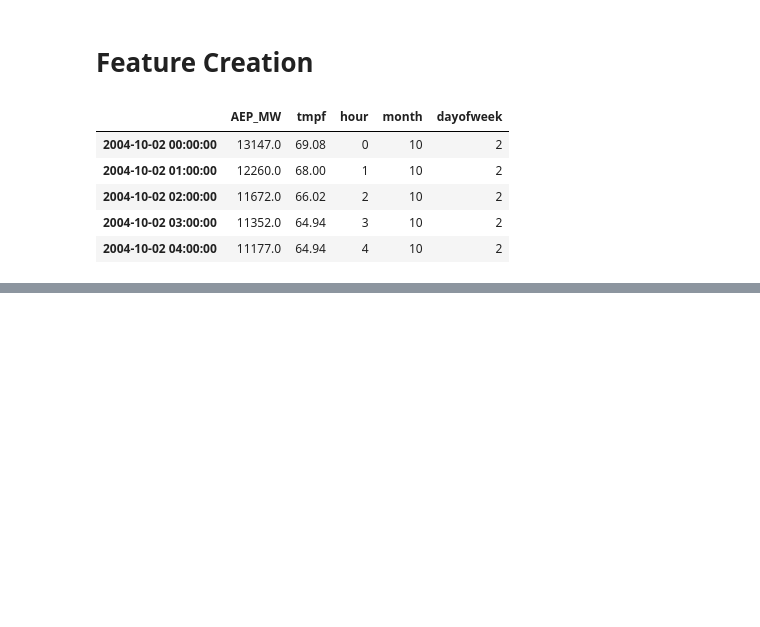
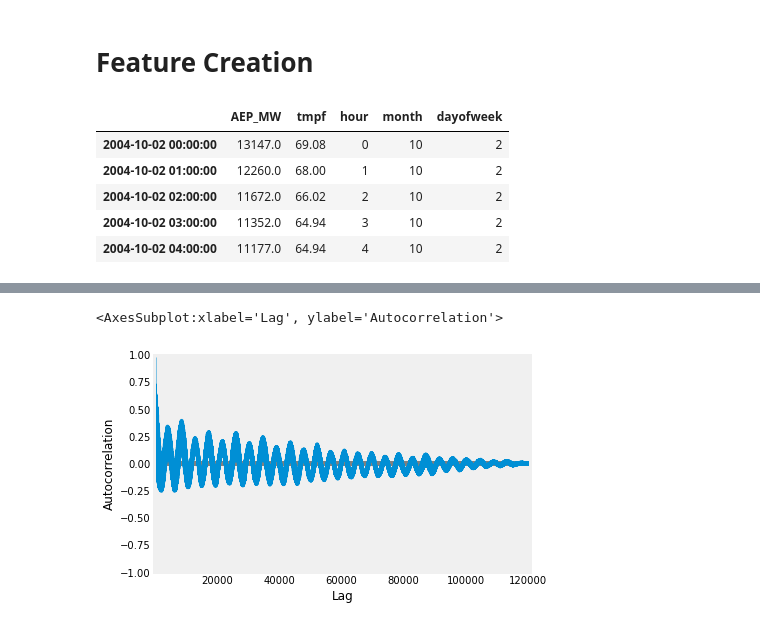
Before and after one commit to johnny-pham23/Time-Series, a Jupyter notebook: AEP_ts.ipynb, the cells around one changed output, grey strips where cells are left out. Saved outputs shown, nothing was run; the diff lists cells and outputs as text; code cells hidden in the pictures; blank space fills up the shorter version.

Commit message:
Add files via upload
experimenting on lag features and autocorrelation

```diff
--- a/AEP_ts.ipynb
+++ b/AEP_ts.ipynb
@@ -228,0 +231,3 @@ df3.head()
+# %%
+ts_data_shift = df3.shift(3, freq=pd.offsets.Day())
+df4 = ts_data_shift['AEP_MW']
@@ -228,0 +260,9 @@ df3.head()
+# %%
+# Import autocorrelation_plot function
+from pandas.plotting import autocorrelation_plot
+plt.figure()
+# Pass the autocorrelation argument and plot the values
+autocorrelation_plot(df4)
+# %% [output]
+<AxesSubplot:xlabel='Lag', ylabel='Autocorrelation'>
+[figure, added]
```
Also changed, not shown: parts of 6 cells of this notebook.
